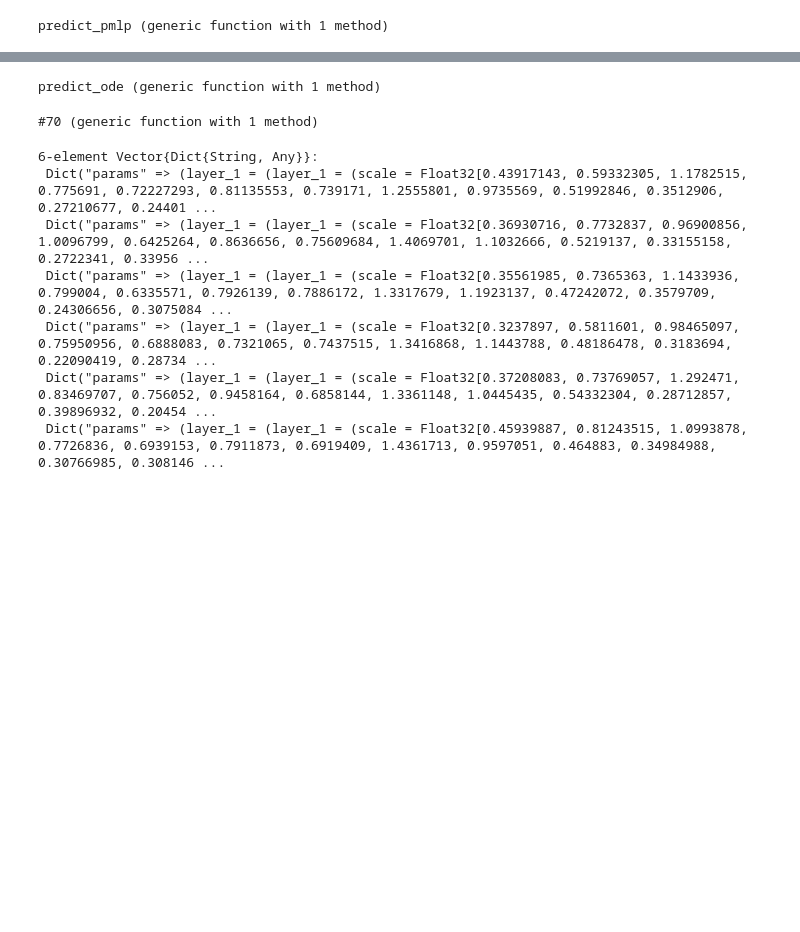
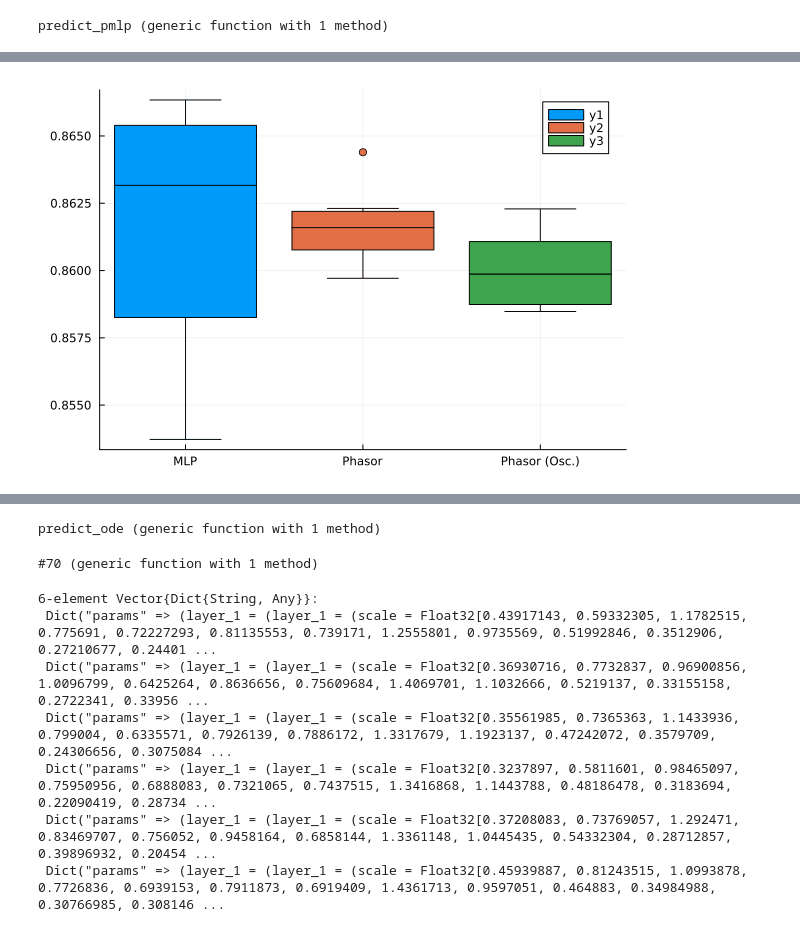
Before and after one commit to wilkieolin/phasor_julia, a Jupyter notebook: nn_comparison.ipynb, the cells around one changed output, grey strips where cells are left out. Saved outputs shown, nothing was run; the diff lists cells and outputs as text; code cells hidden in the pictures; blank space fills up the shorter version.

```diff
--- a/nn_comparison.ipynb
+++ b/nn_comparison.ipynb
@@ -131,0 +183,5 @@ auroc_pmlps = auroc_pmlp.(pmlps)
+# %%
+boxplot(stack((auroc_mlps, auroc_pmlps, auroc_pmlp_spks), dims=2))
+xticks!([1.0, 2.0, 3.0], ["MLP", "Phasor", "Phasor (Osc.)"])
+# %% [output]
+[figure, added]
```
Also changed, not shown: parts of 16 cells of this notebook, 2 other files.
